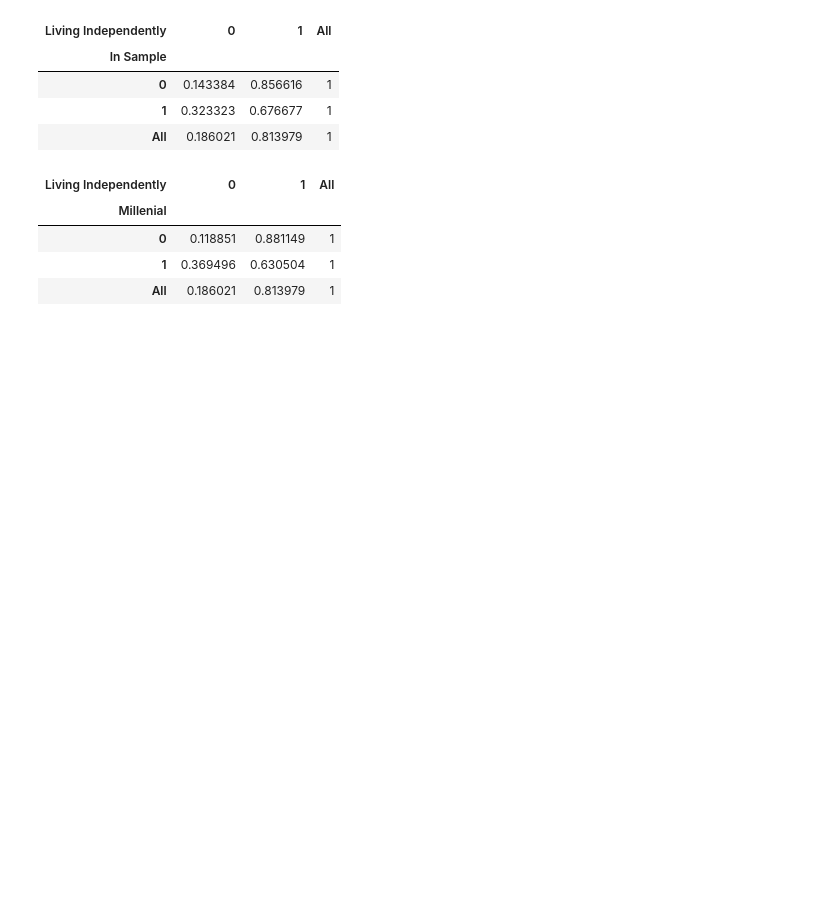
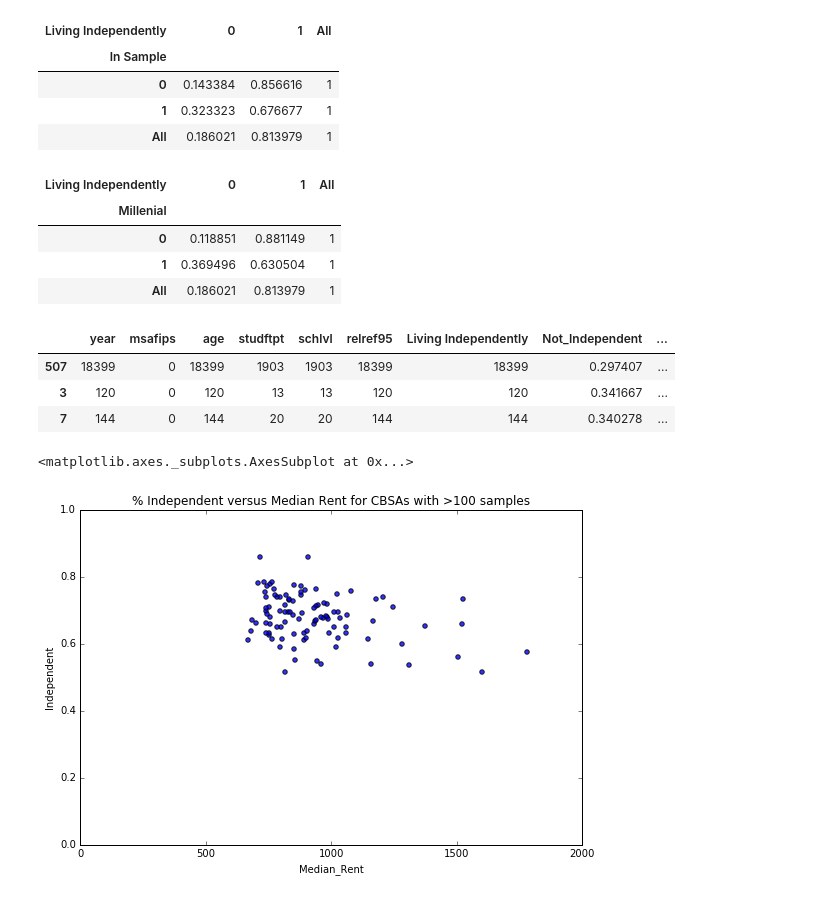
Before and after one commit to reeleis/snake_people, a Jupyter notebook: CPS_Processing_and_Results.ipynb, the cells around one changed output. Drawn from its saved outputs; the diff is of its cells as text; code cells hidden in the pictures; blank space fills up the shorter version.

```diff
--- a/CPS_Processing_and_Results.ipynb
+++ b/CPS_Processing_and_Results.ipynb
@@ -267,3 +211,32 @@ pct_pivot(df2, index=['Millenial'])
 | 0 | 0.118851 | 0.881149 | 1 |
 | 1 | 0.369496 | 0.630504 | 1 |
 | All | 0.186021 | 0.813979 | 1 |
+# %%
+df_2014 = df[df['year'] == 2014]
+# %%
+t = df_2014.groupby('cbsafips').count()
+t = t[t.year > 100]
+df_plot = pct_pivot(df_2014, index=['cbsafips'], columns=['Living Independently'])
+df_plot = t.merge(df_plot, left_index=True, right_index=True, how='left')
+#df_plot = pct_pivot(df, index=['msafips'], columns=['Living Independently'])
+df_plot.rename(columns={0:'Not_Independent', 1:'Independent'}, inplace=True)
+df_plot = df_plot.merge(df_rent, how='left', right_on='cbsafips', left_index=True)
+# %%
+df_plot.head(3)
+# %% [output]
+|  | year | msafips | age | studftpt | schlvl | relref95 | Living Independently | Not_Independent | ... |
+| 507 | 18399 | 0 | 18399 | 1903 | 1903 | 18399 | 18399 | 0.297407 | ... |
+| 3 | 120 | 0 | 120 | 13 | 13 | 120 | 120 | 0.341667 | ... |
+| 7 | 144 | 0 | 144 | 20 | 20 | 144 | 144 | 0.340278 | ... |
+# %%
+df_plot.plot(x='Median_Rent',
+             y= 'Independent',
+             title = '% Independent versus Median Rent for CBSAs with >100 samples',
+             kind='scatter',
+             ylim=[0,1],
+             xlim=[0,2000],
+            figsize=[9,6],
+            alpha=0.8)
+# %% [output]
+<matplotlib.axes._subplots.AxesSubplot at 0x...>
+[figure, added]
```
Also changed, not shown: parts of 85 cells of this notebook.
